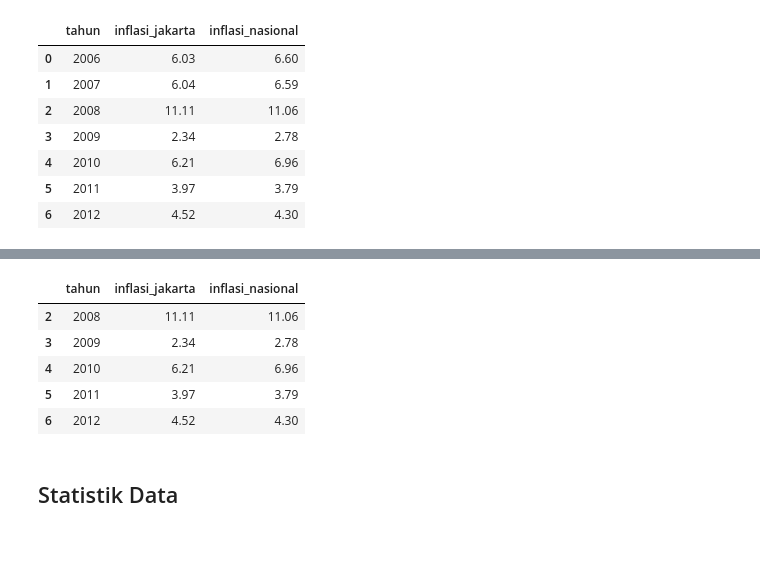
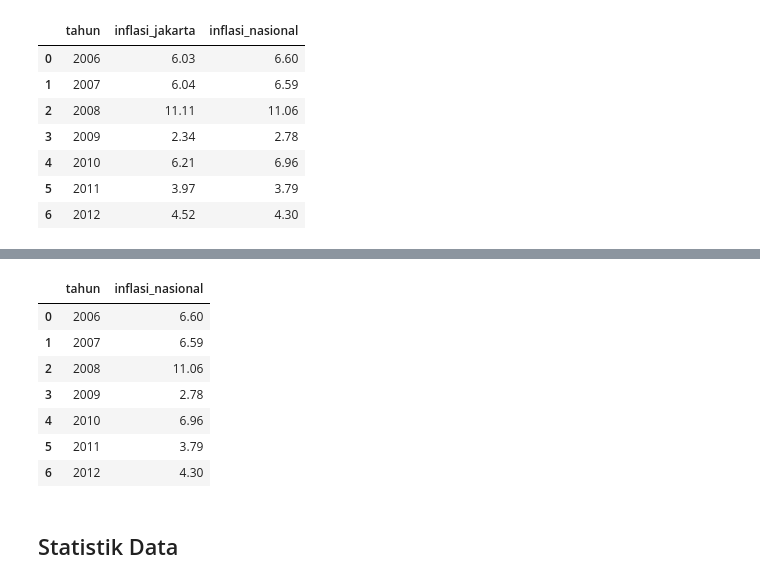
Before and after one commit to gabriellavg/digital-talent, a Jupyter notebook: Tugas Analisis Tingkat Inflasi.ipynb, the cells around one changed output, grey strips where cells are left out. Drawn from its saved outputs; the diff is of its cells as text; code cells hidden in the pictures; blank space fills up the shorter version.

```diff
--- a/Tugas Analisis Tingkat Inflasi.ipynb
+++ b/Tugas Analisis Tingkat Inflasi.ipynb
@@ -28,12 +50,14 @@ Data yang akan dianalisis adalah data inflasi nasional untuk rentang 2008 - 2012
 # %%
-data = data[data['tahun'] >= 2008]
+data = data[['tahun', 'inflasi_nasional']]
 data
 # %% [output]
-|  | tahun | inflasi_jakarta | inflasi_nasional |
-| 2 | 2008 | 11.11 | 11.06 |
-| 3 | 2009 | 2.34 | 2.78 |
-| 4 | 2010 | 6.21 | 6.96 |
-| 5 | 2011 | 3.97 | 3.79 |
-| 6 | 2012 | 4.52 | 4.30 |
+|  | tahun | inflasi_nasional |
+| 0 | 2006 | 6.60 |
+| 1 | 2007 | 6.59 |
+| 2 | 2008 | 11.06 |
+| 3 | 2009 | 2.78 |
+| 4 | 2010 | 6.96 |
+| 5 | 2011 | 3.79 |
+| 6 | 2012 | 4.30 |
 # %% [markdown]
 ## Statistik Data
```
Also changed, not shown: parts of 19 cells of this notebook, 1 other file.
